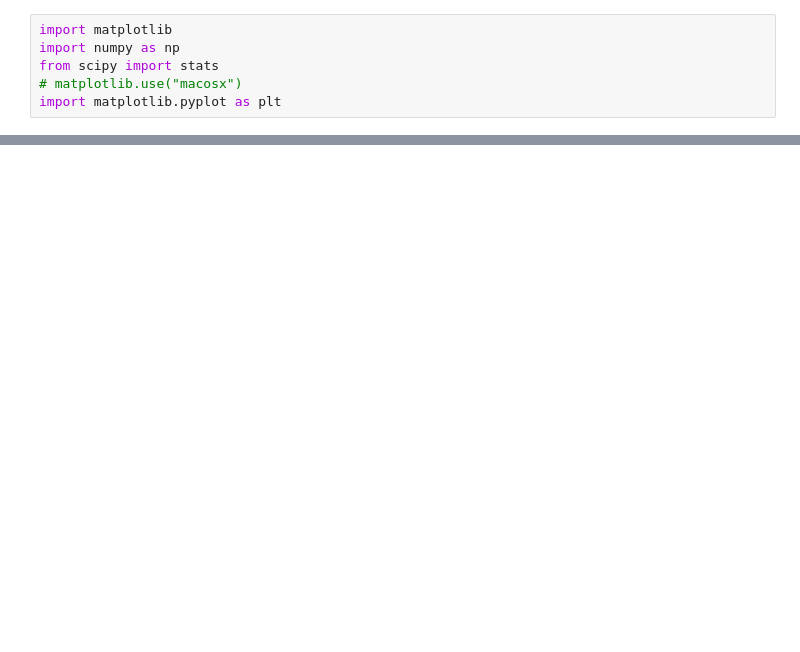
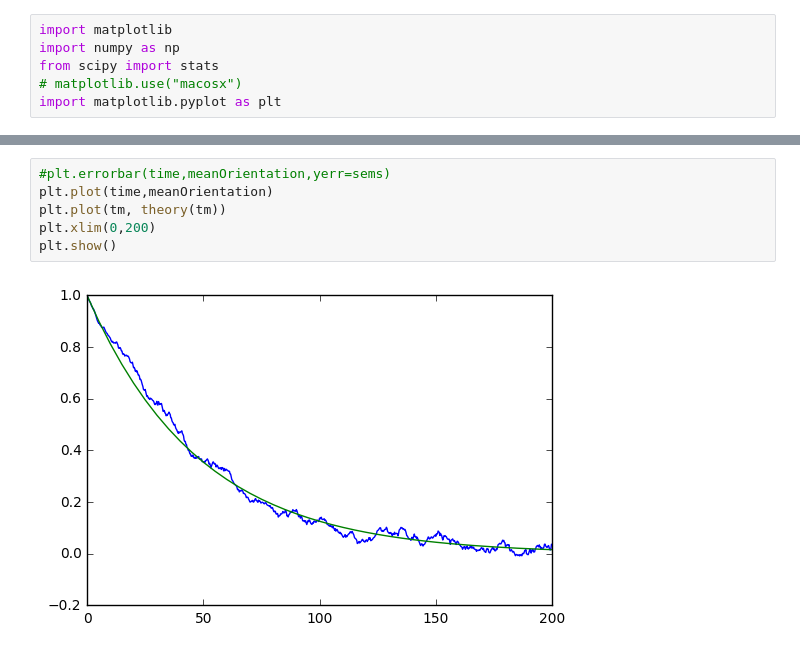
Before and after one commit to jeffmm/simcore, a Jupyter notebook: scripts/PlotDiffusion.ipynb, the cells around one changed output, grey strips where cells are left out. Drawn from its saved outputs; the diff is of its cells as text; blank space fills up the shorter version.

```diff
--- a/scripts/PlotDiffusion.ipynb
+++ b/scripts/PlotDiffusion.ipynb
@@ -50,0 +118,8 @@ theory: 0.0103616329185
+# %%
+#plt.errorbar(time,meanOrientation,yerr=sems)
+plt.plot(time,meanOrientation)
+plt.plot(tm, theory(tm))
+plt.xlim(0,200)
+plt.show()
+# %% [output]
+[figure, added]
```
Also changed, not shown: parts of 7 cells of this notebook, 14 other files.
